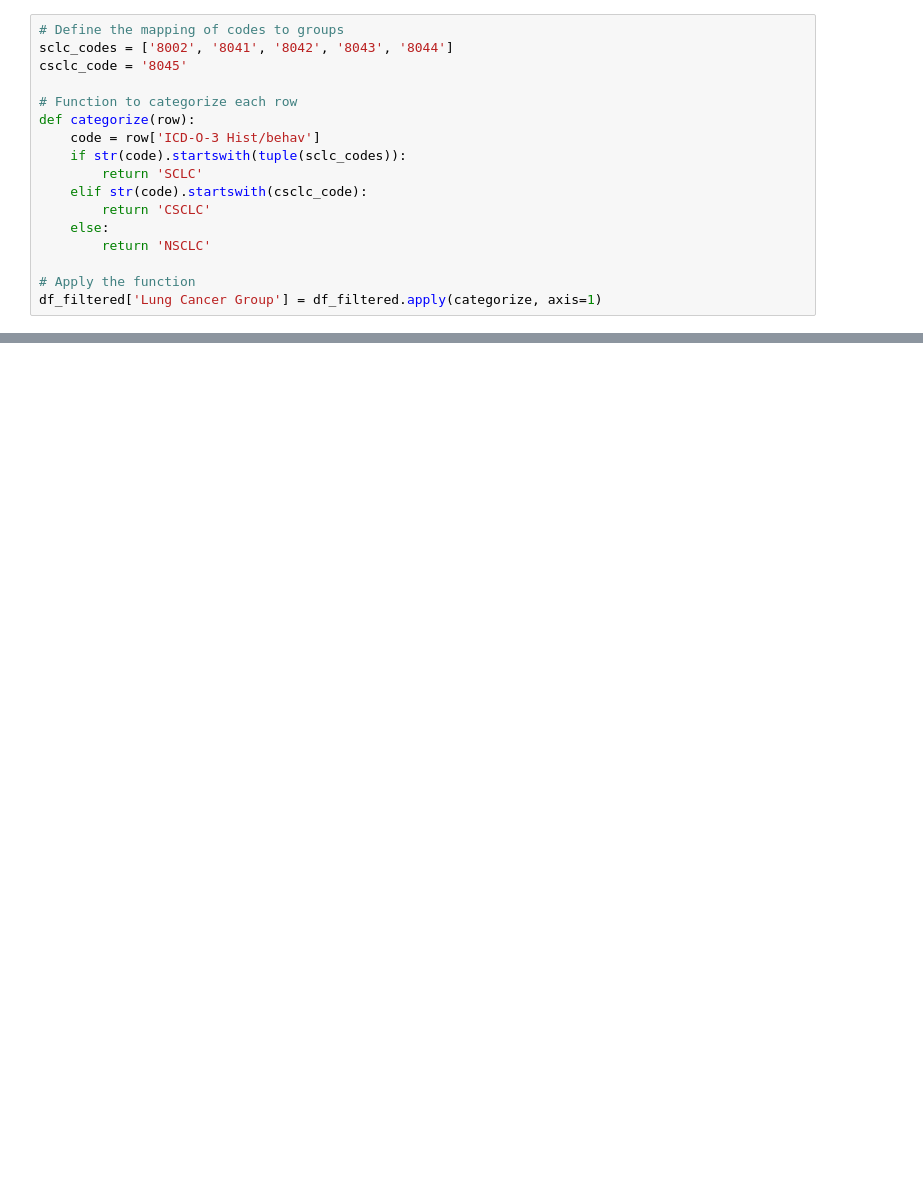
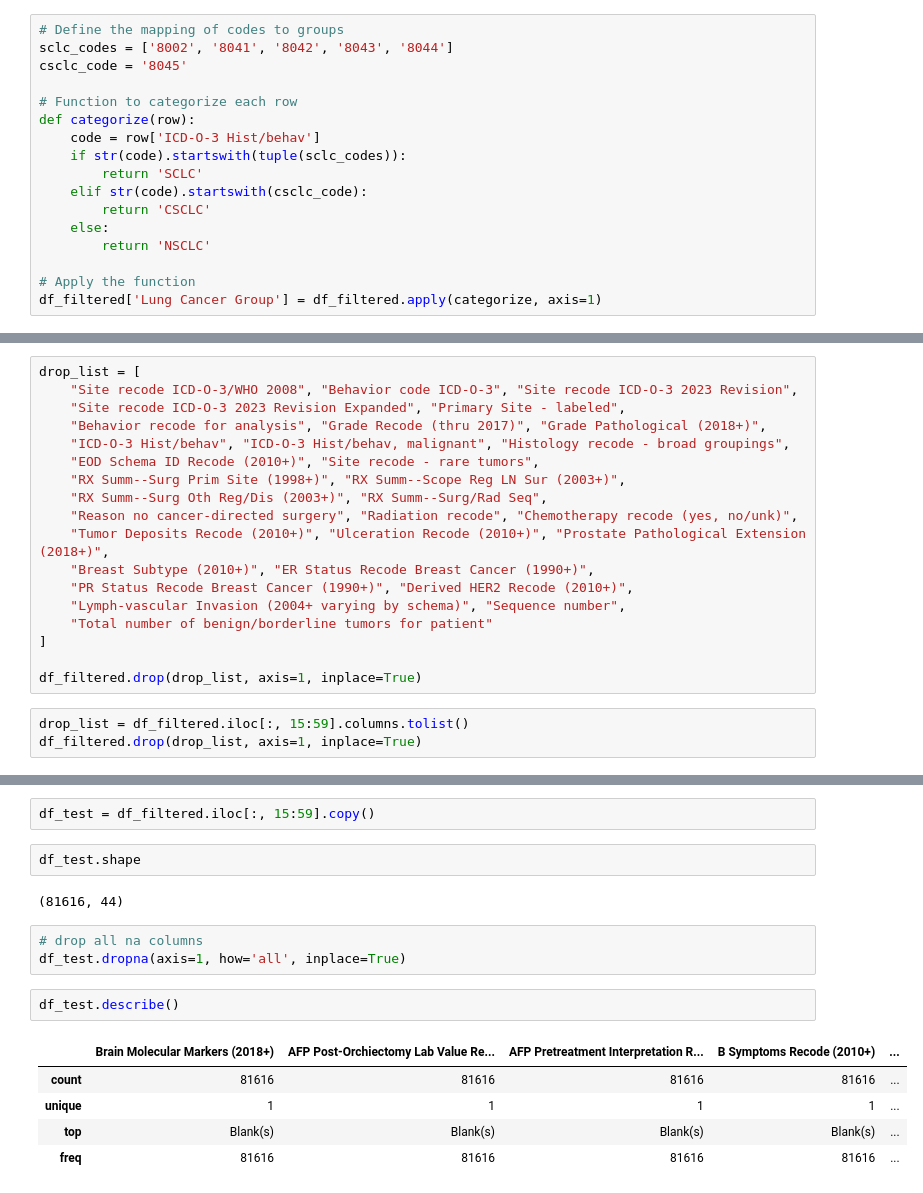
Before and after one commit to MSWinds/C-SCLC-PrognosisML, a Jupyter notebook: Data_Prep.ipynb, the cells around one changed output, grey strips where cells are left out. Drawn from its saved outputs; the diff is of its cells as text; blank space fills up the shorter version.

```diff
--- a/Data_Prep.ipynb
+++ b/Data_Prep.ipynb
@@ -53,0 +92,21 @@ Name: count, dtype: int64
+# %%
+drop_list = [
+    "Site recode ICD-O-3/WHO 2008", "Behavior code ICD-O-3", "Site recode ICD-O-3 2023 Revision",
+    "Site recode ICD-O-3 2023 Revision Expanded", "Primary Site - labeled",
+    "Behavior recode for analysis", "Grade Recode (thru 2017)", "Grade Pathological (2018+)",
+    "ICD-O-3 Hist/behav", "ICD-O-3 Hist/behav, malignant", "Histology recode - broad groupings",
+    "EOD Schema ID Recode (2010+)", "Site recode - rare tumors",
+    "RX Summ--Surg Prim Site (1998+)", "RX Summ--Scope Reg LN Sur (2003+)",
+    "RX Summ--Surg Oth Reg/Dis (2003+)", "RX Summ--Surg/Rad Seq",
+    "Reason no cancer-directed surgery", "Radiation recode", "Chemotherapy recode (yes, no/unk)",
+    "Tumor Deposits Recode (2010+)", "Ulceration Recode (2010+)", "Prostate Pathological Extension (2018+)",
+    "Breast Subtype (2010+)", "ER Status Recode Breast Cancer (1990+)",
+    "PR Status Recode Breast Cancer (1990+)", "Derived HER2 Recode (2010+)",
+    "Lymph-vascular Invasion (2004+ varying by schema)", "Sequence number",
+    "Total number of benign/borderline tumors for patient"
+]
+
+df_filtered.drop(drop_list, axis=1, inplace=True)
+# %%
+drop_list = df_filtered.iloc[:, 15:59].columns.tolist()
+df_filtered.drop(drop_list, axis=1, inplace=True)
@@ -53,0 +187,17 @@ Name: count, dtype: int64
+# %%
+df_test = df_filtered.iloc[:, 15:59].copy()
+# %%
+df_test.shape
+# %% [output]
+(81616, 44)
+# %%
+# drop all na columns
+df_test.dropna(axis=1, how='all', inplace=True)
+# %%
+df_test.describe()
+# %% [output]
+|  | Brain Molecular Markers (2018+) | AFP Post-Orchiectomy Lab Value Re... | AFP Pretreatment Interpretation R... | B Symptoms Recode (2010+) | ... |
+| count | 81616 | 81616 | 81616 | 81616 | ... |
+| unique | 1 | 1 | 1 | 1 | ... |
+| top | Blank(s) | Blank(s) | Blank(s) | Blank(s) | ... |
+| freq | 81616 | 81616 | 81616 | 81616 | ... |
```
Also changed, not shown: parts of 31 cells of this notebook, 2 other files.
